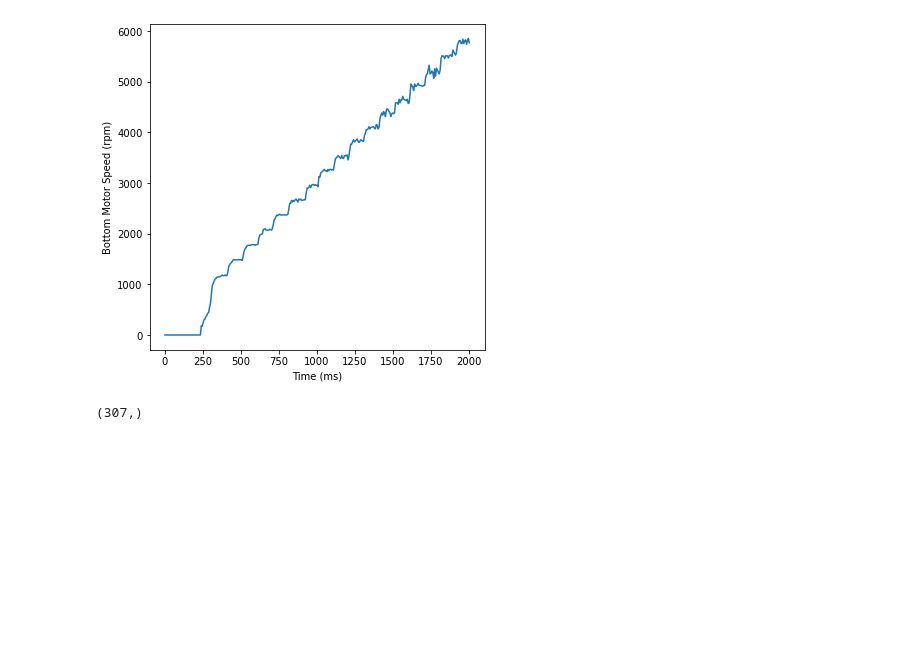
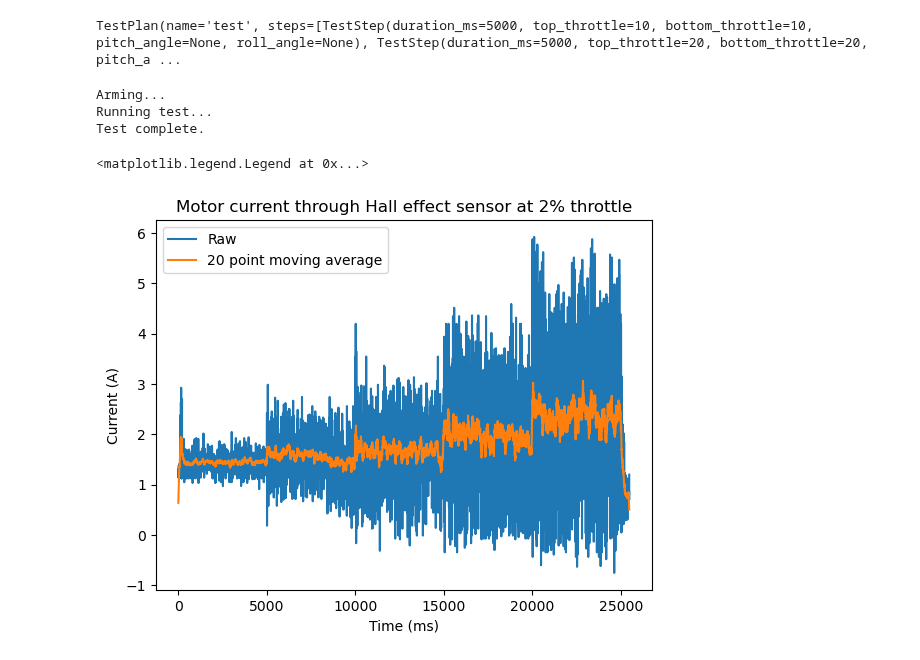
Before and after one commit to gtaharaedmonds/coaxial-drone, a Jupyter notebook: thrust_jig/test_runner/experiment.ipynb, the cells around one changed output. Cells and saved outputs as stored; diff of their text form; code cells hidden in the pictures; blank space fills up the shorter version.

Commit message:
Hall effect calibration data

```diff
--- a/thrust_jig/test_runner/experiment.ipynb
+++ b/thrust_jig/test_runner/experiment.ipynb
@@ -11,20 +13,34 @@ print(TestRunner.keys())
 ['time_ms', 'top_motor_rpm', 'bottom_motor_rpm', 'batt_voltage_V', 'batt_current_A', 'top_current_A', 'bottom_current_A', 'thrust_N', 'torque_N']
 # %%
 # 1. Create a test plan consisting of steps.
-steps = [TestStep(bottom_throttle=40, duration_ms=3000)]
+steps = [TestStep(bottom_throttle=i, top_throttle=i, duration_ms=5000) for i in range(10, 31, 10)]
 plan = TestPlan(
     "test",
     steps=steps
 )
+plan
+# %% [output]
+TestPlan(name='test', steps=[TestStep(duration_ms=5000, top_throttle=10, bottom_throttle=10, pitch_angle=None, roll_angle=None), TestStep(duration_ms=5000, top_throttle=20, bottom_throttle=20, pitch_a ...
 # %%
 # 2. Connect to jig and run the test.
-runner = TestRunner(port="/dev/ttyUSB0")
+runner = TestRunner(port="COM11")
 runner.run(plan=plan)
+# %% [output]
+Arming...
+Running test...
+Test complete.
-# %%
-# 3. Plot data or get values as Numpy array.
-runner.plot("bottom_motor_rpm")
-bottom_motor_rpms = runner.values("bottom_motor_rpm")
-print(bottom_motor_rpms.shape)
-# %% [output]
-[figure, removed]
-(307,)
+# %%
+# 3. Plot data or get values as Numpy array.
+# runner.plot("bottom_current_A")
+time_ms = runner.values("time_ms")
+bottom_current = runner.values("bottom_current_A")
+plt.plot(time_ms, bottom_current, label='Raw')
+flt_current = np.convolve(bottom_current, np.ones(20), 'same') / 20
+plt.plot(time_ms, flt_current, label='20 point moving average')
+plt.xlabel('Time (ms)')
+plt.ylabel('Current (A)')
+plt.title('Motor current through Hall effect sensor at 2% throttle')
+plt.legend()
+# %% [output]
+<matplotlib.legend.Legend at 0x...>
+[figure, added]
```
Also changed, not shown: parts of 7 cells of this notebook, 2 other files.
